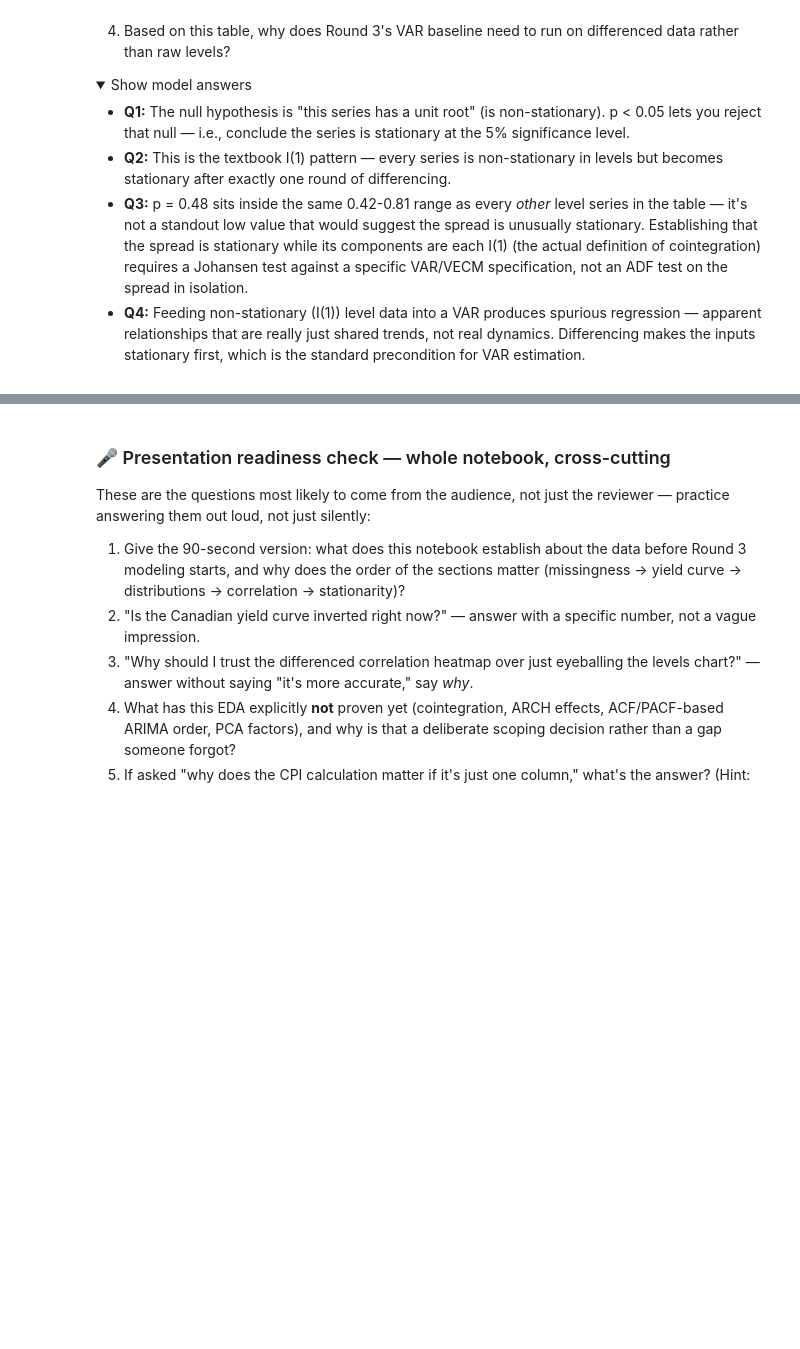
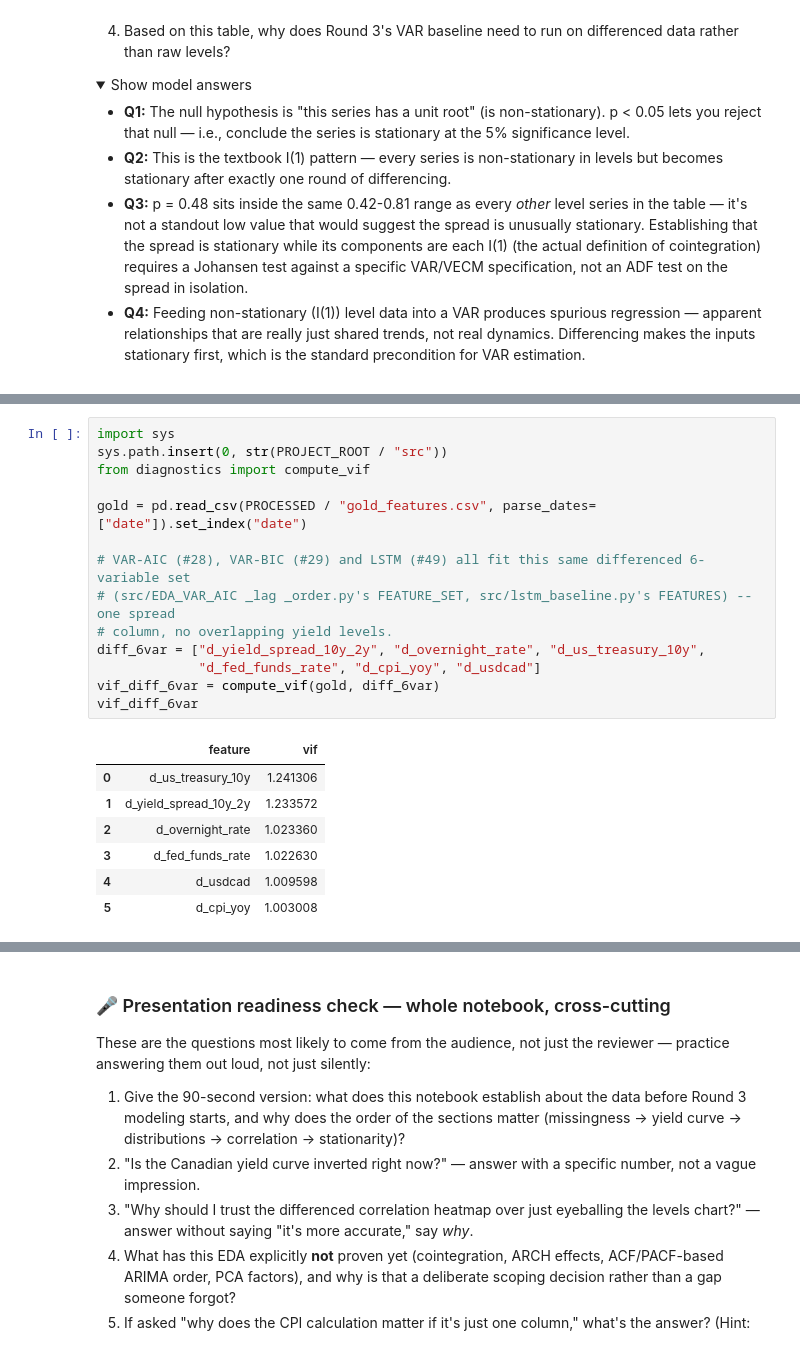
Before and after one commit to nholguinrh/DAMO-699-Capstone-project-GRP5, a Jupyter notebook: notebooks/01_eda/eda.ipynb, the cells around one changed output, grey strips where cells are left out. Cells and saved outputs as stored; diff of their text form; folded sections open; blank space fills up the shorter version.

```diff
--- a/notebooks/01_eda/eda.ipynb
+++ b/notebooks/01_eda/eda.ipynb
@@ -480,0 +492,22 @@ finding.
+# %%
+import sys
+sys.path.insert(0, str(PROJECT_ROOT / "src"))
+from diagnostics import compute_vif
+
+gold = pd.read_csv(PROCESSED / "gold_features.csv", parse_dates=["date"]).set_index("date")
+
+# VAR-AIC (#28), VAR-BIC (#29) and LSTM (#49) all fit this same differenced 6-variable set
+# (src/EDA_VAR_AIC _lag _order.py's FEATURE_SET, src/lstm_baseline.py's FEATURES) -- one spread
+# column, no overlapping yield levels.
+diff_6var = ["d_yield_spread_10y_2y", "d_overnight_rate", "d_us_treasury_10y",
+             "d_fed_funds_rate", "d_cpi_yoy", "d_usdcad"]
+vif_diff_6var = compute_vif(gold, diff_6var)
+vif_diff_6var
+# %% [output]
+|  | feature | vif |
+| 0 | d_us_treasury_10y | 1.241306 |
+| 1 | d_yield_spread_10y_2y | 1.233572 |
+| 2 | d_overnight_rate | 1.023360 |
+| 3 | d_fed_funds_rate | 1.022630 |
+| 4 | d_usdcad | 1.009598 |
+| 5 | d_cpi_yoy | 1.003008 |
```
Also changed, not shown: parts of 5 cells of this notebook, 3 other files.
